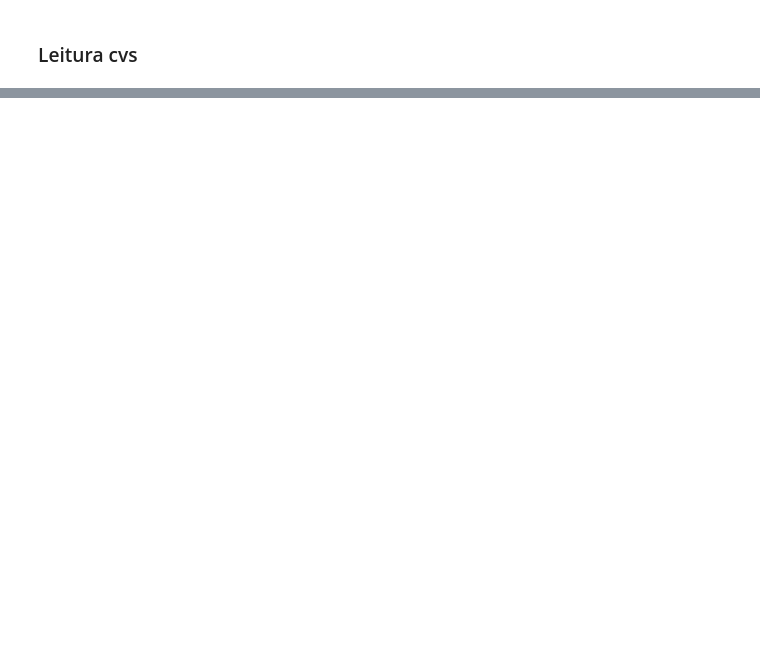
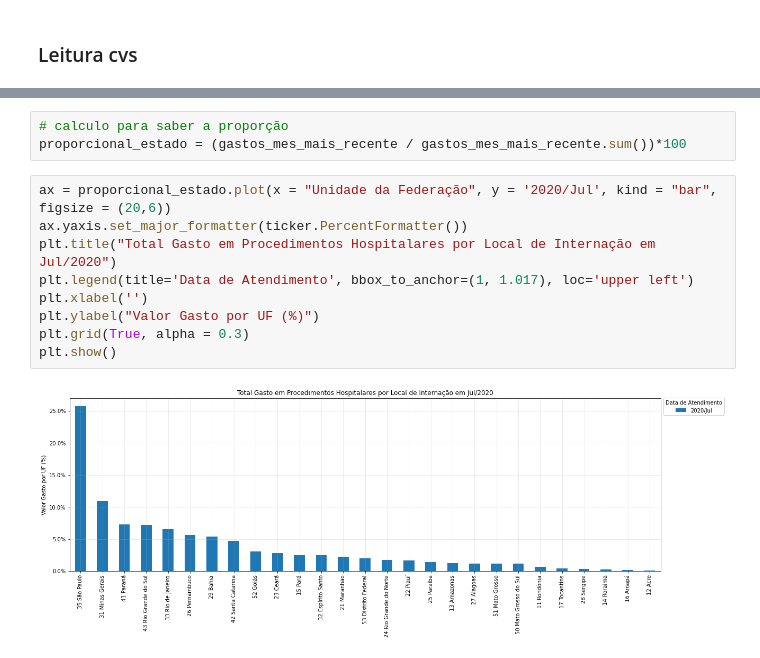
Before and after one commit to carollimaxp/data_science_alura, a Jupyter notebook: DS_Bootcamp_Módulo_2.ipynb, the cells around one changed output, grey strips where cells are left out. Saved outputs shown, nothing was run; the diff lists cells and outputs as text; blank space fills up the shorter version.

```diff
--- a/DS_Bootcamp_Módulo_2.ipynb
+++ b/DS_Bootcamp_Módulo_2.ipynb
@@ -69,0 +160,14 @@ dados.head()
+# %%
+# calculo para saber a proporção
+proporcional_estado = (gastos_mes_mais_recente / gastos_mes_mais_recente.sum())*100
+# %%
+ax = proporcional_estado.plot(x = "Unidade da Federação", y = '2020/Jul', kind = "bar", figsize = (20,6))
+ax.yaxis.set_major_formatter(ticker.PercentFormatter())
+plt.title("Total Gasto em Procedimentos Hospitalares por Local de Internação em Jul/2020")
+plt.legend(title='Data de Atendimento', bbox_to_anchor=(1, 1.017), loc='upper left')
+plt.xlabel('')
+plt.ylabel("Valor Gasto por UF (%)")
+plt.grid(True, alpha = 0.3)
+plt.show()
+# %% [output]
+[figure, added]
```
Also changed, not shown: parts of 61 cells of this notebook.
